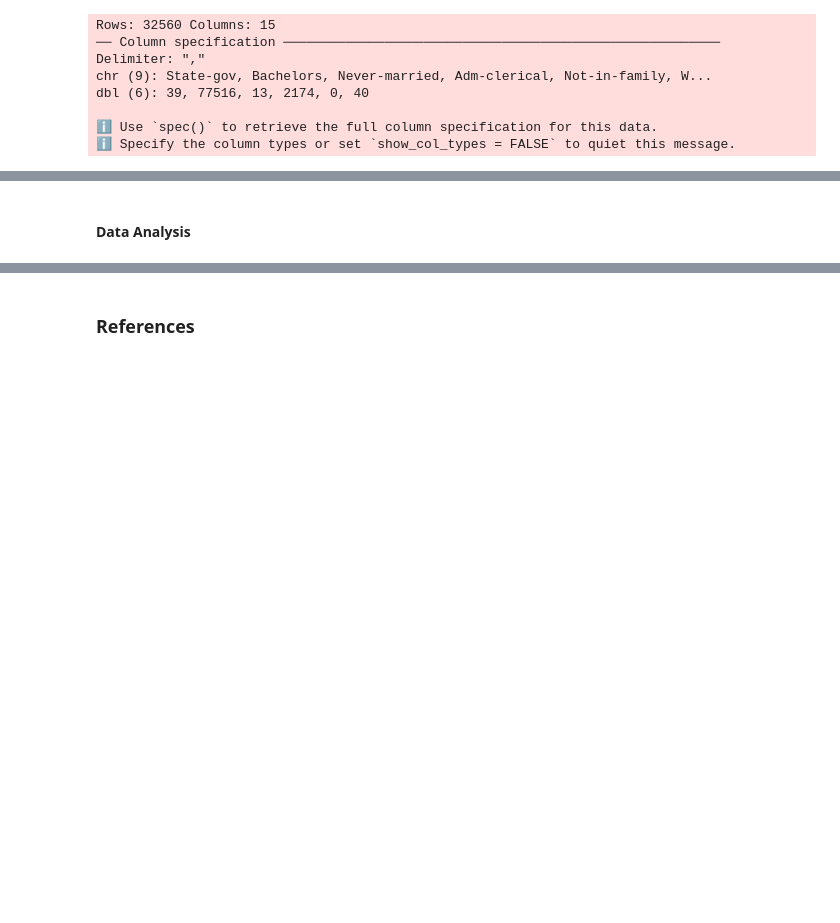
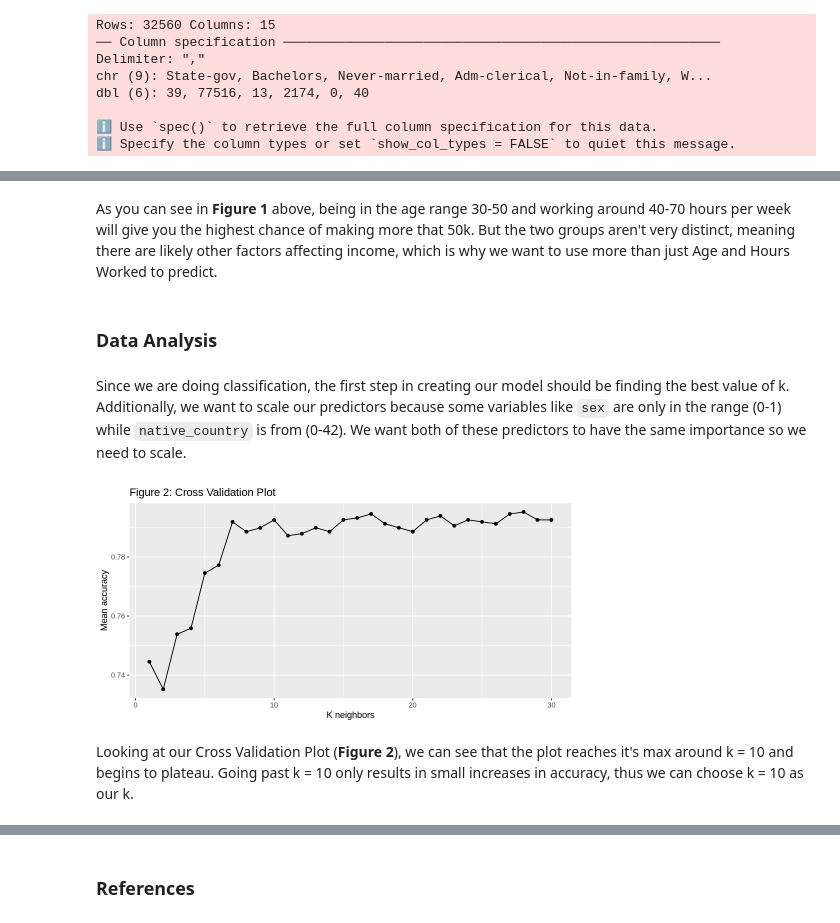
Before and after one commit to Jasonzh1/DSCI-100-Project, a Jupyter notebook: DSCI100_Final_Report.ipynb, the cells around one changed output, grey strips where cells are left out. Cells and saved outputs as stored; diff of their text form; code cells hidden in the pictures; blank space fills up the shorter version.

```diff
--- a/DSCI100_Final_Report.ipynb
+++ b/DSCI100_Final_Report.ipynb
@@ -142,2 +141,4 @@ age_vs_hrs
+# %% [markdown]
+As you can see in **Figure 1** above, being in the age range 30-50 and working around 40-70 hours per week will give you the highest chance of making more that 50k. But the two groups aren't very distinct, meaning there are likely other factors affecting income, which is why we want to use more than just Age and Hours Worked to predict.
 # %% [markdown]
-#### Data Analysis
+### Data Analysis
@@ -151,0 +145,43 @@ knn_spec <- nearest_neighbor(weight_func = "rectangular", neighbors = 3) |>
+# %% [markdown]
+Since we are doing classification, the first step in creating our model should be finding the best value of k. Additionally, we want to scale our predictors because some variables like `sex` are only in the range (0-1) while `native_country` is from (0-42). We want both of these predictors to have the same importance so we need to scale.
+# %%
+# Creating recipe and scaling predictors
+income_recipe <- recipe(income ~ ., data = adult_train) |>
+    step_scale(all_predictors()) |>
+    step_center(all_predictors())
+
+# Creating model to perform tuning
+income_spec <- nearest_neighbor(weight_func = "rectangular", neighbors = tune()) |>
+    set_engine("kknn") |>
+    set_mode("classification")
+
+# Cross-validation and grid creation
+income_vfold <- vfold_cv(adult_train, v = 5, strata = income)
+income_grid <- tibble(neighbors = c(1:30))
+
+# Creating workflow and tuning
+income_workflow <- workflow() |>
+    add_recipe(income_recipe) |>
+    add_model(income_spec) |>
+    tune_grid(resamples = income_vfold, grid = income_grid)
+
+# Collecting tuning metrics
+income_metrics <- collect_metrics(income_workflow)
+# %%
+# Creating cross validation plot
+options(repr.plot.width=8, repr.plot.height=4)
+
+income_metrics <- income_metrics |>
+    filter(.metric == "accuracy")
+cross_val_plot <- income_metrics |>
+    ggplot(aes(x = neighbors, y = mean)) +
+    geom_point() +
+    geom_line() +
+    xlab("K neighbors") +
+    ylab("Mean accuracy") +
+    ggtitle("Figure 2: Cross Validation Plot")
+cross_val_plot
+# %% [output]
+[figure, added]
+# %% [markdown]
+Looking at our Cross Validation Plot (**Figure 2**), we can see that the plot reaches it's max around k = 10 and begins to plateau. Going past k = 10 only results in small increases in accuracy, thus we can choose k = 10 as our k.
```
Also changed, not shown: parts of 14 cells of this notebook.
